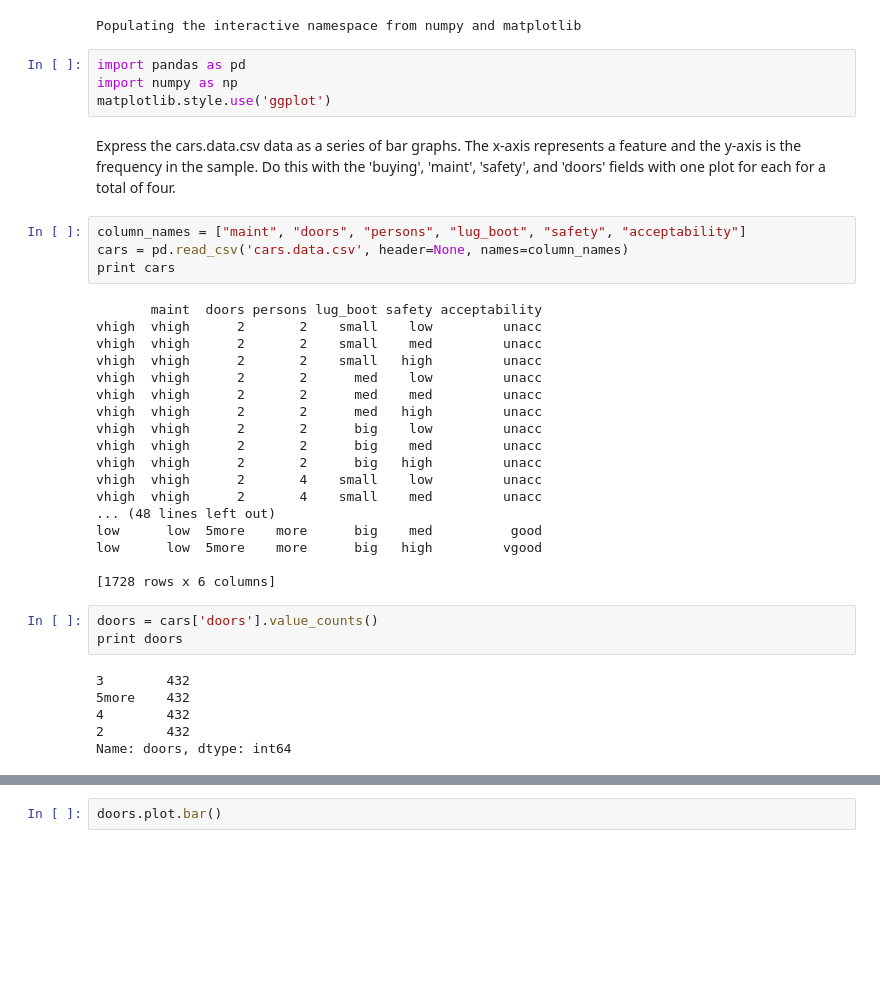
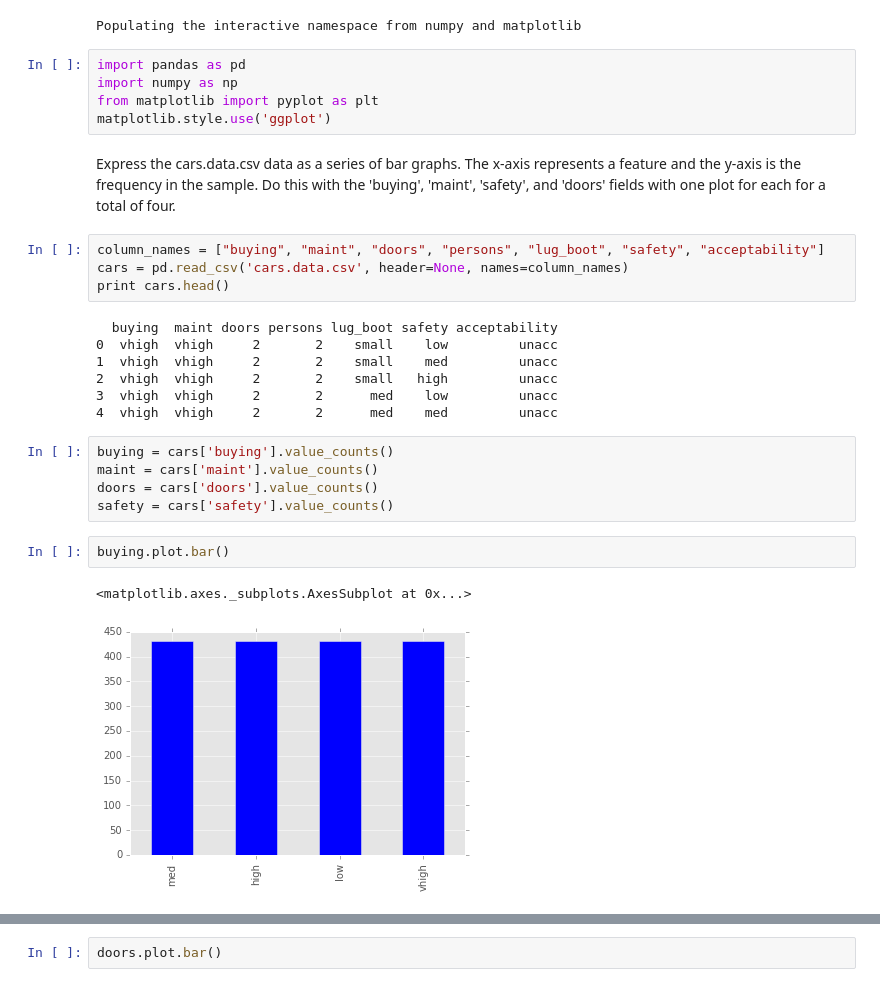
Before and after one commit to jhamski/IS602-Assignments-Fall2015, a Jupyter notebook: IS602_Assignment_10/IS602--Assignment-10--James Hamski.ipynb, the cells around one changed output, grey strips where cells are left out. Saved outputs shown, nothing was run; the diff lists cells and outputs as text; blank space fills up the shorter version.

```diff
--- a/IS602_Assignment_10/IS602--Assignment-10--James Hamski.ipynb
+++ b/IS602_Assignment_10/IS602--Assignment-10--James Hamski.ipynb
@@ -7,37 +7,28 @@ Populating the interactive namespace from numpy and matplotlib
 # %%
 import pandas as pd
 import numpy as np
+from matplotlib import pyplot as plt
 matplotlib.style.use('ggplot')
 # %% [markdown]
 Express the cars.data.csv data as a series of bar graphs.  The x-axis represents a feature and the y-axis is the frequency in the sample.  Do this with the 'buying', 'maint', 'safety', and 'doors' fields with one plot for each for a total of four.
 # %%
-column_names = ["maint", "doors", "persons", "lug_boot", "safety", "acceptability"]
+column_names = ["buying", "maint", "doors", "persons", "lug_boot", "safety", "acceptability"]
 cars = pd.read_csv('cars.data.csv', header=None, names=column_names)
-print cars
+print cars.head()
 # %% [output]
-       maint  doors persons lug_boot safety acceptability
-vhigh  vhigh      2       2    small    low         unacc
-vhigh  vhigh      2       2    small    med         unacc
-vhigh  vhigh      2       2    small   high         unacc
-vhigh  vhigh      2       2      med    low         unacc
-vhigh  vhigh      2       2      med    med         unacc
-vhigh  vhigh      2       2      med   high         unacc
-vhigh  vhigh      2       2      big    low         unacc
-vhigh  vhigh      2       2      big    med         unacc
-vhigh  vhigh      2       2      big   high         unacc
-vhigh  vhigh      2       4    small    low         unacc
-vhigh  vhigh      2       4    small    med         unacc
-... (48 lines left out)
-low      low  5more    more      big    med          good
-low      low  5more    more      big   high         vgood
-
-[1728 rows x 6 columns]
+  buying  maint doors persons lug_boot safety acceptability
+0  vhigh  vhigh     2       2    small    low         unacc
+1  vhigh  vhigh     2       2    small    med         unacc
+2  vhigh  vhigh     2       2    small   high         unacc
+3  vhigh  vhigh     2       2      med    low         unacc
+4  vhigh  vhigh     2       2      med    med         unacc
-# %%
-doors = cars['doors'].value_counts()
-print doors
-# %% [output]
-3        432
-5more    432
-4        432
-2        432
-Name: doors, dtype: int64
+# %%
+buying = cars['buying'].value_counts()
+maint = cars['maint'].value_counts()
+doors = cars['doors'].value_counts()
+safety = cars['safety'].value_counts()
+# %%
+buying.plot.bar()
+# %% [output]
+<matplotlib.axes._subplots.AxesSubplot at 0x...>
+[figure, added]
```
Also changed, not shown: parts of 2 cells of this notebook.
